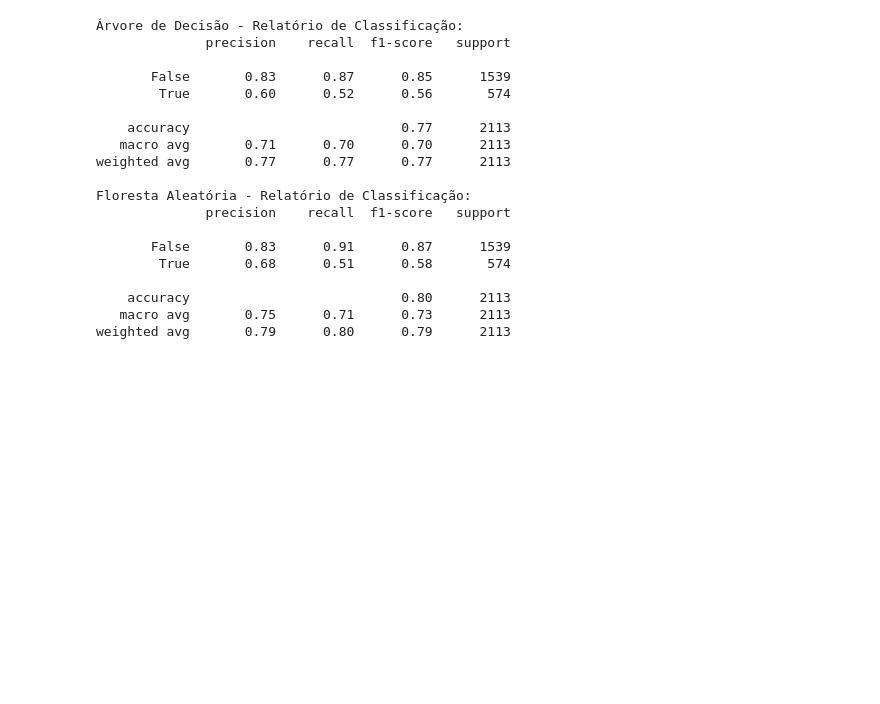
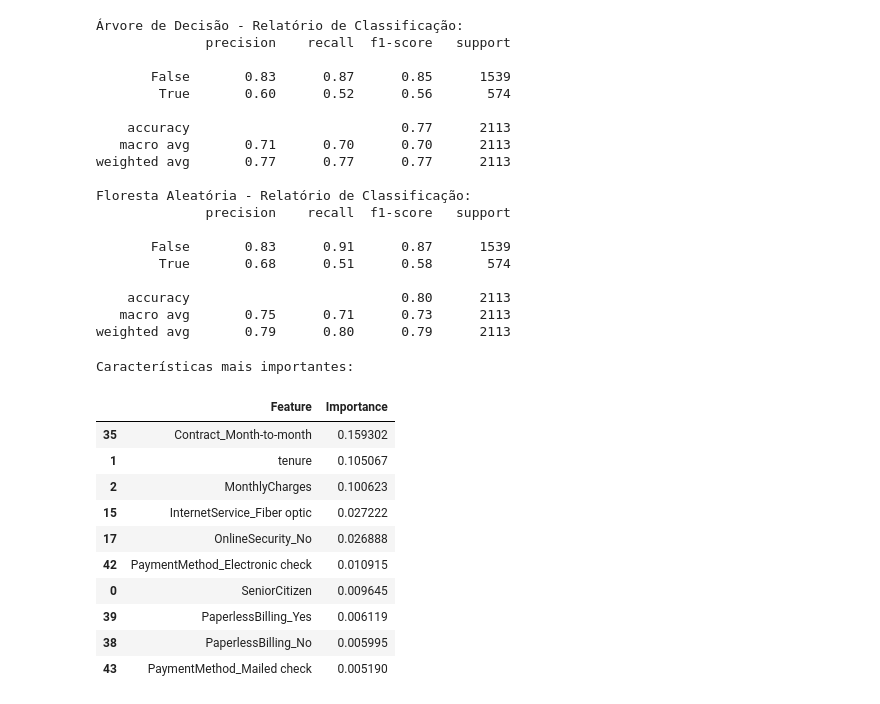
Before and after one commit to ArthurrCr/Churn_Telco, a Jupyter notebook: notebooks/exploratory_data_analysis.ipynb, the cells around one changed output. Drawn from its saved outputs; the diff is of its cells as text; code cells hidden in the pictures; blank space fills up the shorter version.

```diff
--- a/notebooks/exploratory_data_analysis.ipynb
+++ b/notebooks/exploratory_data_analysis.ipynb
@@ -389,7 +389,7 @@ param_grid_forest = {
     'n_estimators': [50, 100],
     'max_features': ['sqrt', None],
     'max_depth': [None, 10, 20, 30],
-    'min_samples_leaf': [1, 2, 4, 5]
+    'min_samples_leaf': [1, 5, 10]
 }
 
 # Configurando o Grid Search
@@ -465,0 +457,29 @@ print(feature_importances.head())
+# %%
+# Importância das características para a Floresta Aleatória
+feature_importances = grid_search_forest.best_estimator_.feature_importances_
+
+# Criando um DataFrame com as características e suas importâncias
+features_df = pd.DataFrame({
+    'Feature': X.columns,
+    'Importance': feature_importances
+})
+
+# Ordenando as características pela importância
+features_df = features_df.sort_values('Importance', ascending=False)
+
+# Visualizando as características mais importantes
+print("Características mais importantes:")
+display(features_df.head(10))
+# %% [output]
+Características mais importantes:
+|  | Feature | Importance |
+| 35 | Contract_Month-to-month | 0.159302 |
+| 1 | tenure | 0.105067 |
+| 2 | MonthlyCharges | 0.100623 |
+| 15 | InternetService_Fiber optic | 0.027222 |
+| 17 | OnlineSecurity_No | 0.026888 |
+| 42 | PaymentMethod_Electronic check | 0.010915 |
+| 0 | SeniorCitizen | 0.009645 |
+| 39 | PaperlessBilling_Yes | 0.006119 |
+| 38 | PaperlessBilling_No | 0.005995 |
+| 43 | PaymentMethod_Mailed check | 0.005190 |
```
Also changed, not shown: parts of 1 cell of this notebook.
